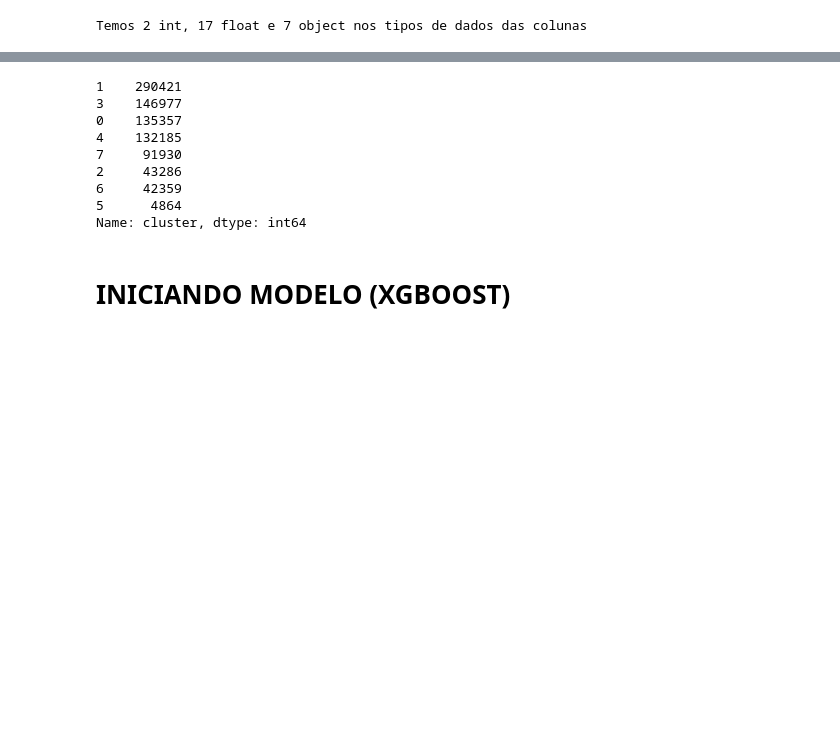
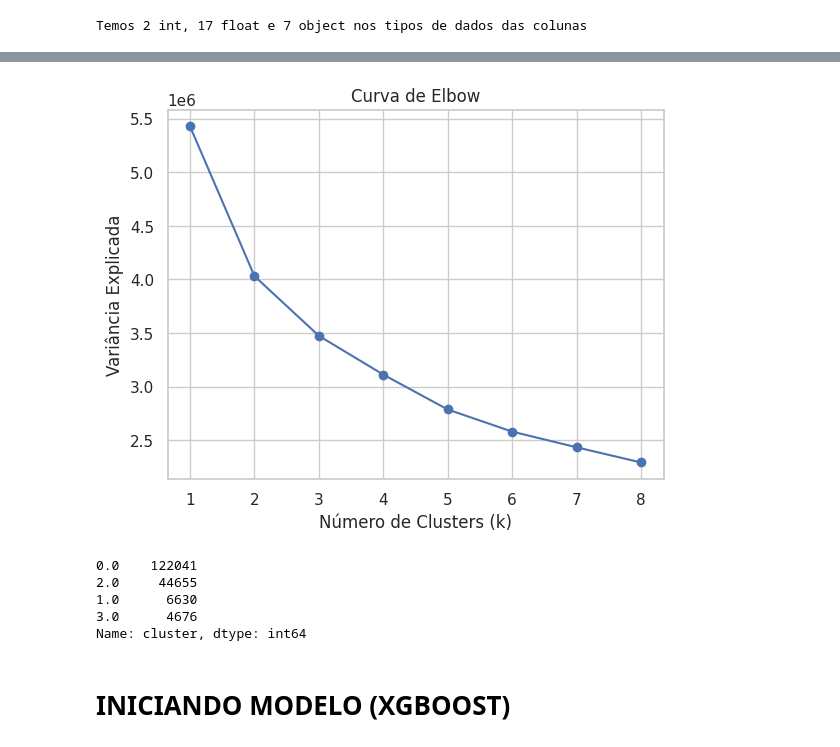
Before and after one commit to CesarBGF/loan_analyses, a Jupyter notebook: analise_credito.ipynb, the cells around one changed output, grey strips where cells are left out. Saved outputs shown, nothing was run; the diff lists cells and outputs as text; code cells hidden in the pictures; blank space fills up the shorter version.

```diff
--- a/analise_credito.ipynb
+++ b/analise_credito.ipynb
@@ -311,2 +307,5 @@ loan.head(2)
+# %%
+loan_test = loan[loan['status_emprestimo'] == 'Atual'] #separando dataset para teste (emprestimos atuais)
+loan = loan.drop(loan[loan['status_emprestimo'] == 'Atual'].index)
 # %%
 object_col = loan.select_dtypes(include=['object'])
@@ -348,9 +343,34 @@ loan_qualitativo = loan.select_dtypes(include=['object'])
 # %%
 #Normalizando valores (valores - média dividido pelo desvio padrão)
 
 loan_normalizado = (loan_quantitativo - loan_quantitativo.mean()) / loan_quantitativo.std()
 loan_normalizado.columns = loan_normalizado.columns.astype(str)
 loan_normalizado = loan_normalizado.fillna(loan_normalizado.mean())
 
-loan_quantitativo = pd.concat([loan_quantitativo.reset_index(drop=True), loan['status_emprestimo']], axis=1)
+scaler = StandardScaler()
+X_scaled = scaler.fit_transform(loan_quantitativo)
+
+# Lista para armazenar as variâncias explicadas
+variancias_explicadas = []
+
+# Testando diferentes valores de k
+for k in range(1, 9):
+    # Criando e treinando o modelo K-means
+    kmeans = KMeans(n_clusters=k, random_state=42)
+    kmeans.fit(X_scaled)
+
+    # Armazenando a variância explicada
+    variancias_explicadas.append(kmeans.inertia_)
+
+# Plotando a curva de elbow
+plt.plot(range(1, 9), variancias_explicadas, marker='o')
+plt.title('Curva de Elbow')
+plt.xlabel('Número de Clusters (k)')
+plt.ylabel('Variância Explicada')
+plt.show()
+
+loan_quantitativo = pd.concat([loan_quantitativo.reset_index(drop=True), loan['status_emprestimo'] != 'Atual'], axis=1)
+loan_quantitativo = loan_quantitativo.dropna()
+# %% [output]
+[figure, added]
 # %%
@@ -363,13 +386,9 @@ loan_quantitativo['cluster'] = kmeans.fit_predict(loan_normalizado)
 # %%
-loan_quantitativo['cluster'].value_counts()
+loan_normalizado['cluster'].value_counts()
 # %% [output]
-1    290421
-3    146977
-0    135357
-4    132185
-7     91930
-2     43286
-6     42359
-5      4864
+0.0    122041
+2.0     44655
+1.0      6630
+3.0      4676
 Name: cluster, dtype: int64
 # %%
```
Also changed, not shown: parts of 7 cells of this notebook, 1 other file.
